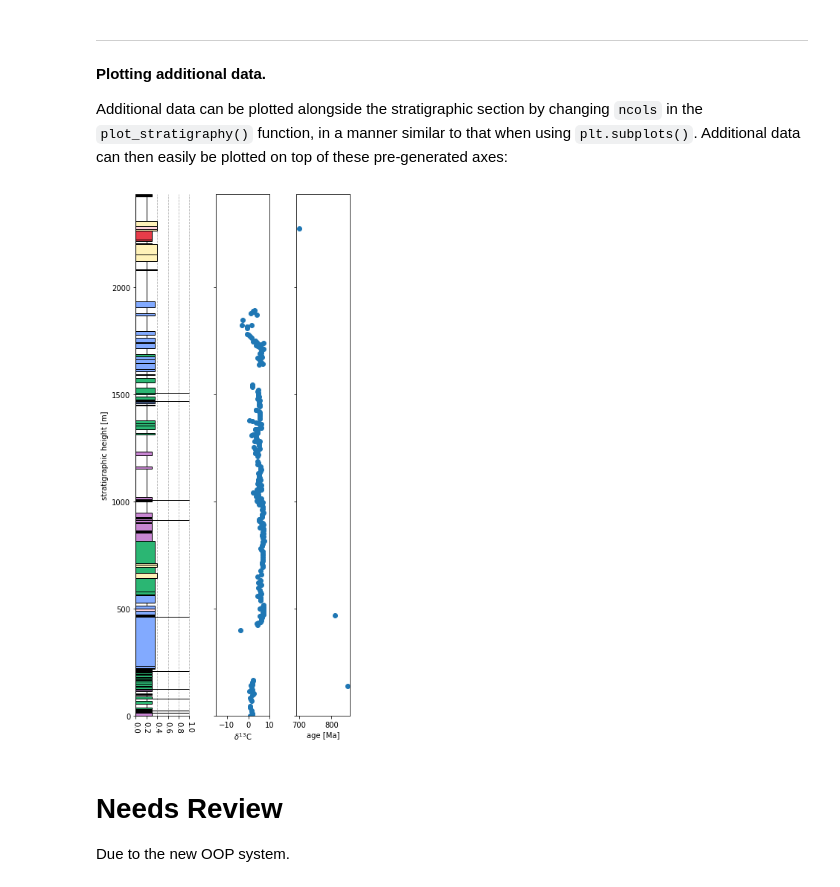
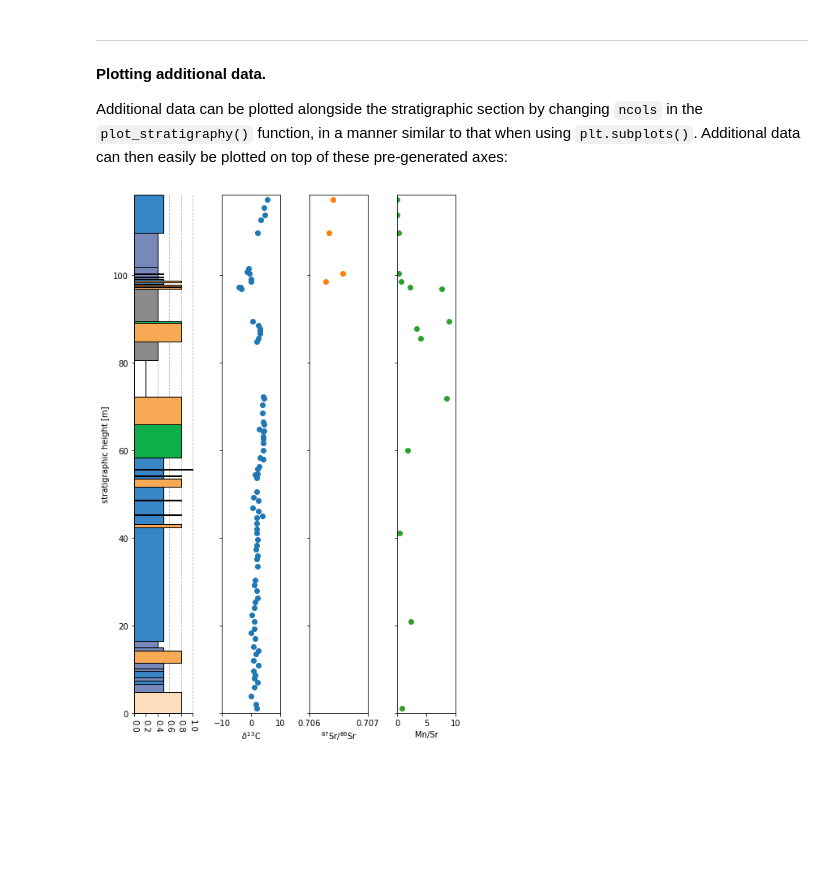
Before and after one commit to yuempark/pystrat, a Jupyter notebook: pystrat-tutorial.ipynb, the cells around one changed output. Saved outputs shown, nothing was run; the diff lists cells and outputs as text; code cells hidden in the pictures; blank space fills up the shorter version.

```diff
--- a/pystrat-tutorial.ipynb
+++ b/pystrat-tutorial.ipynb
@@ -101,8 +146,6 @@ Often, there will be additional data associated with the units in the stratigrap
 We can add an arbitrary number of such attributes using the `add_facies_attribute()` method:
 # %%
 section_01.add_facies_attribute('lithology', litho['LITHOLOGY'])
-section_01.add_facies_attribute('color', litho['COLOR'])
-section_01.add_facies_attribute('features', litho['FEATURES'])
 # %% [markdown]
 Again, these attributes can then be accessed in the following way (slicing out the first 5 values for illustrative purposes):
 # %%
@@ -210,6 +290,6 @@ We can also add generic attributes to the `Section` that are neither tied to the
 
 For example, here we add an attribute that contains the stratigraphic formations that were measured in this section:
 # %%
-section_01.add_generic_attribute('formations', ['Formation 1','Formation 2'])
+section_01.add_generic_attribute('formations', ['Didikama','Matheos'])
 section_01.formations
 # %% [output]
@@ -272,9 +352,9 @@ Note that:
 * `color_values` can take any form that is interpretable by *matplotlib* (in this example, we use RGB values)
 * `width_values` must be between 0 and 1
 # %%
-style_01 = pystrat.Style('color',color_style['COLOR'],color_style[['r','g','b']]/255,
+style_01 = pystrat.Style('facies',color_style['COLOR'],color_style[['r','g','b']]/255,
                          'facies',width_style['FACIES'],width_style['width'],
-                         0.004, 1)
+                         0.075, 1)
 # %% [markdown]
 ---
 **Visualize the `Style`.**
@@ -317,19 +397,20 @@ plt.show(fig)
 
 Additional data can be plotted alongside the stratigraphic section by changing `ncols` in the `plot_stratigraphy()` function, in a manner similar to that when using `plt.subplots()`. Additional data can then easily be plotted on top of these pre-generated axes:
 # %%
-fig, ax = pystrat.plot_stratigraphy(section_01, style_01, ncols=3)
+fig, ax = pystrat.plot_stratigraphy(section_01, style_01, ncols=4)
 
-ax[1].scatter(section_01.d13C.values, section_01.d13C.height)
-ax[1].set_xlim(-15,10)
+ax[1].scatter(section_01.d13C.values, section_01.d13C.height, c='C0')
+ax[1].set_xlim(-10,10)
 ax[1].set_xlabel('$\delta^{13}$C')
 
-ax[2].scatter(section_01.ages.values, section_01.ages.height)
-ax[2].set_xlabel('age [Ma]')
+ax[2].scatter(section_01.Sr87Sr86.values, section_01.Sr87Sr86.height, c='C1')
+ax[2].set_xlim(0.7060,0.7070)
+ax[2].set_xlabel('$^{87}$Sr/$^{86}$Sr')
+
+ax[3].scatter(section_01.Mn.values/section_01.Sr.values, section_01.Sr.height, c='C2')
+ax[3].set_xlim(0,10)
+ax[3].set_xlabel('Mn/Sr')
 
 plt.show(fig)
 # %% [output]
-[figure, old version]
+[figure, new version]
-# %% [markdown]
-# Needs Review
-
-Due to the new OOP system.
```
Also changed, not shown: parts of 60 cells of this notebook, 7 other files.
